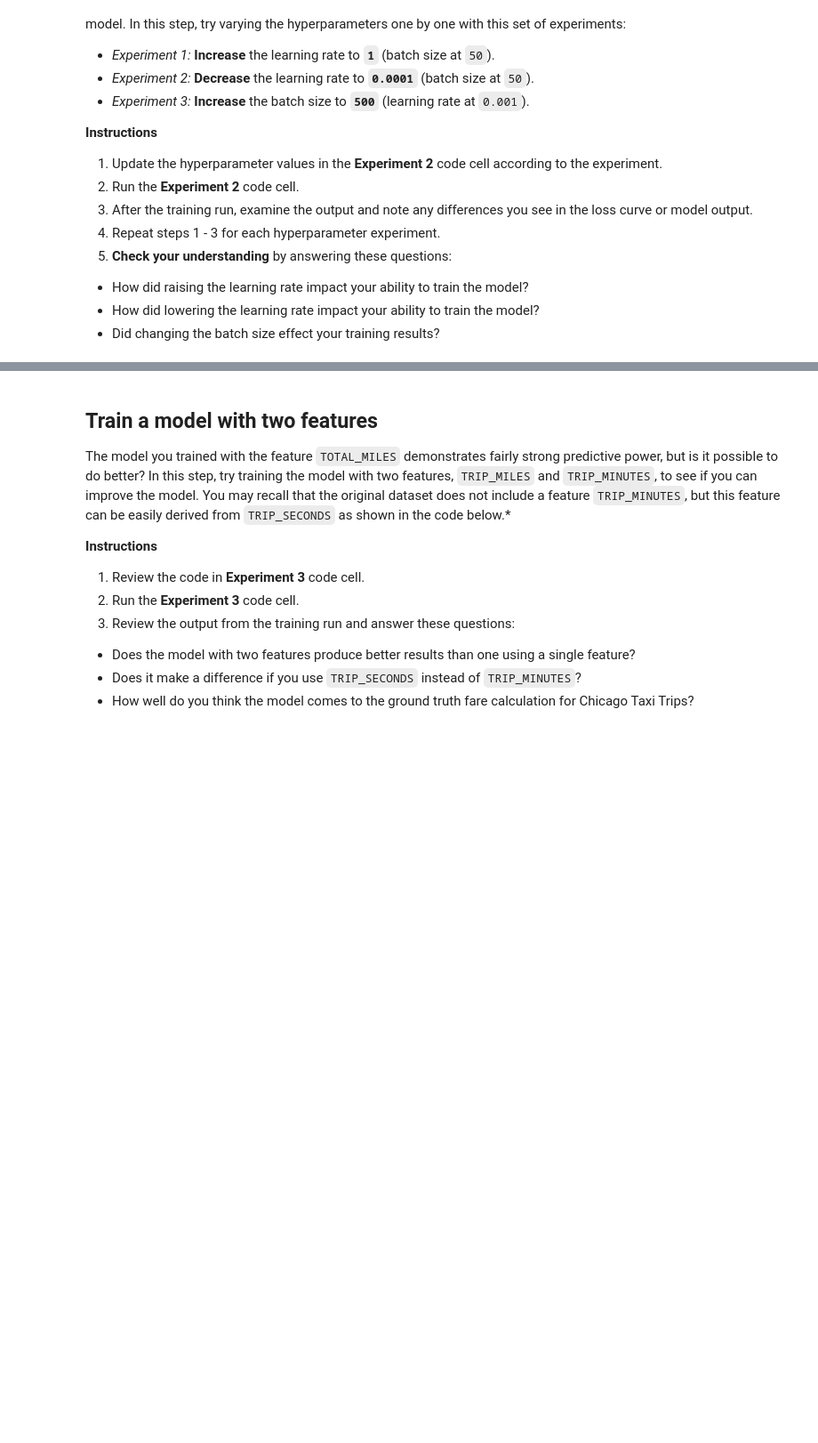
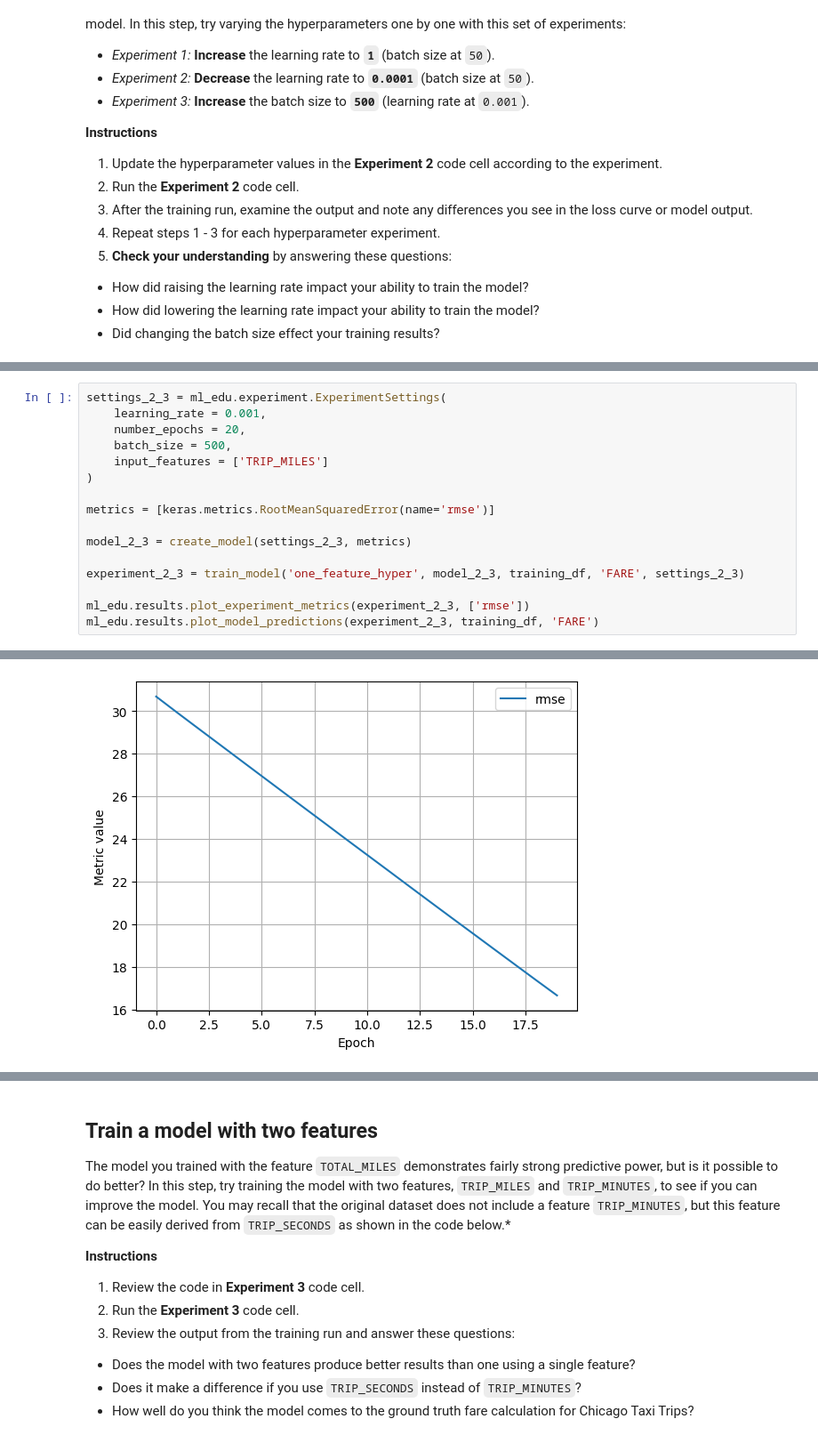
Before and after one commit to Hamtak0/DeepLearning, a Jupyter notebook: linear_regression_taxi.ipynb, the cells around one changed output, grey strips where cells are left out. Shown at 89% size. Saved outputs shown, nothing was run; the diff lists cells and outputs as text; blank space fills up the shorter version.

```diff
--- a/linear_regression_taxi.ipynb
+++ b/linear_regression_taxi.ipynb
@@ -369,0 +561,17 @@ ml_edu.results.plot_model_predictions(experiment_2, training_df, 'FARE')
+# %%
+settings_2_3 = ml_edu.experiment.ExperimentSettings(
+    learning_rate = 0.001,
+    number_epochs = 20,
+    batch_size = 500,
+    input_features = ['TRIP_MILES']
+)
+
+metrics = [keras.metrics.RootMeanSquaredError(name='rmse')]
+
+model_2_3 = create_model(settings_2_3, metrics)
+
+experiment_2_3 = train_model('one_feature_hyper', model_2_3, training_df, 'FARE', settings_2_3)
+
+ml_edu.results.plot_experiment_metrics(experiment_2_3, ['rmse'])
+ml_edu.results.plot_model_predictions(experiment_2_3, training_df, 'FARE')
+# %% [output]
@@ -369,0 +596 @@ ml_edu.results.plot_model_predictions(experiment_2, training_df, 'FARE')
+[figure, added]
```
Also changed, not shown: parts of 27 cells of this notebook.
